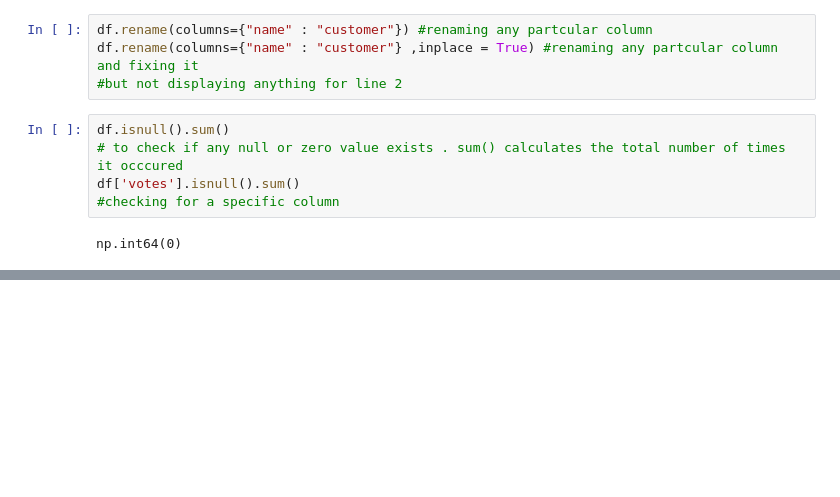
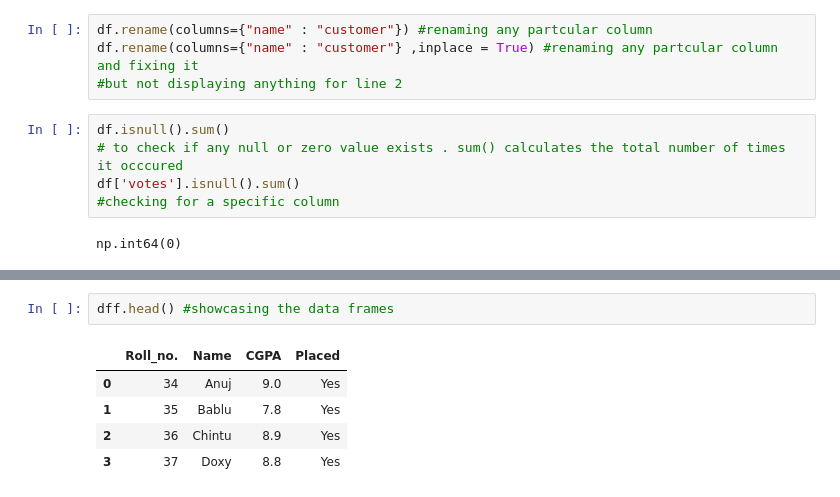
Before and after one commit to aarya078/July26, a Jupyter notebook: Colab.ipynb, the cells around one changed output, grey strips where cells are left out. Saved outputs shown, nothing was run; the diff lists cells and outputs as text; blank space fills up the shorter version.

```diff
--- a/Colab.ipynb
+++ b/Colab.ipynb
@@ -336,0 +138,8 @@ np.int64(0)
+# %%
+dff.head() #showcasing the data frames
+# %% [output]
+|  | Roll_no. | Name | CGPA | Placed |
+| 0 | 34 | Anuj | 9.0 | Yes |
+| 1 | 35 | Bablu | 7.8 | Yes |
+| 2 | 36 | Chintu | 8.9 | Yes |
+| 3 | 37 | Doxy | 8.8 | Yes |
```
Also changed, not shown: parts of 27 cells of this notebook.
